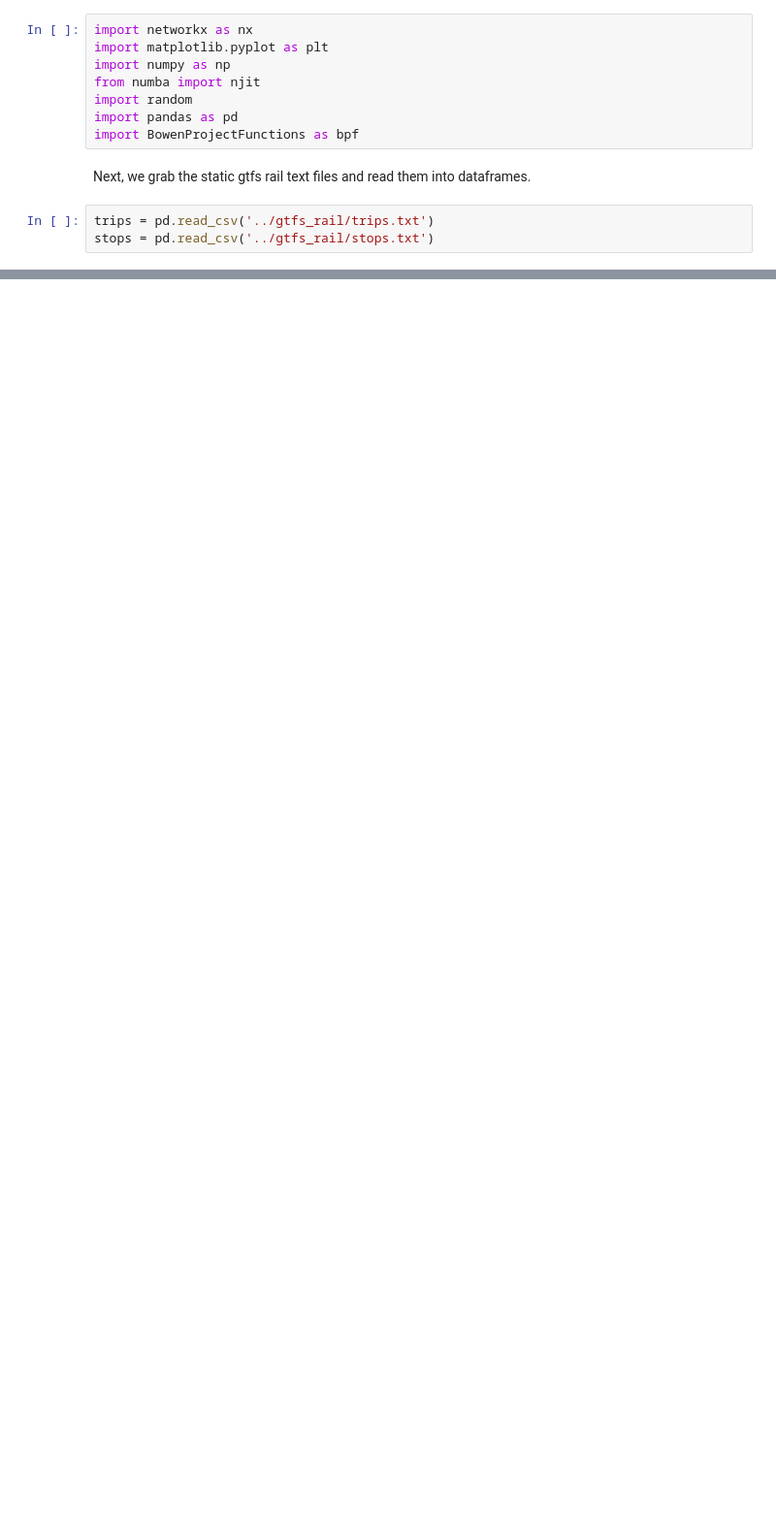
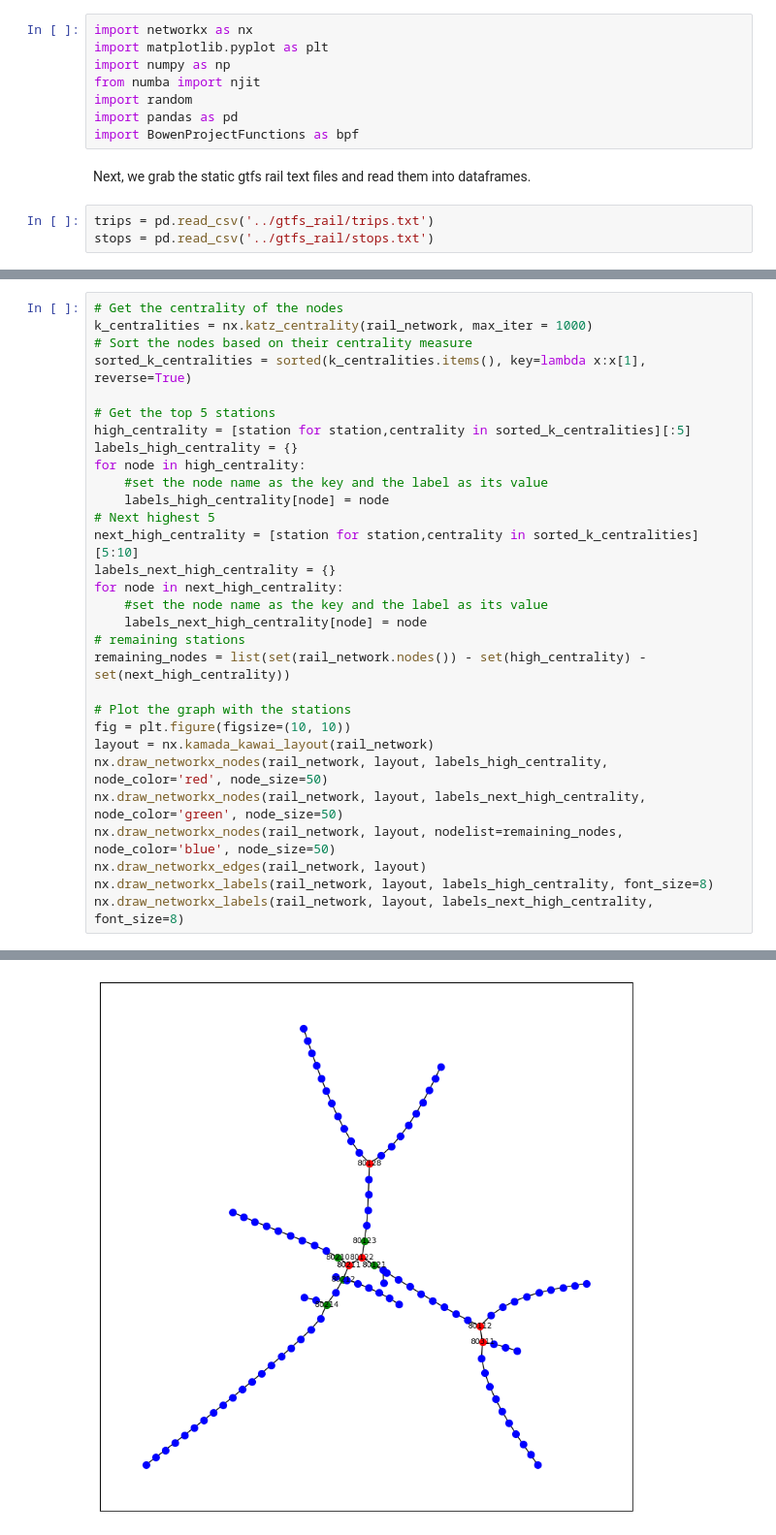
Before and after one commit to sreejeetsreenivasan/PIC16B-Project, a Jupyter notebook: Project_Main/BowenMain.ipynb, the cells around one changed output, grey strips where cells are left out. Shown: that part at 97% size. Cells and saved outputs as stored; diff of their text form; blank space fills up the shorter version.

```diff
--- a/Project_Main/BowenMain.ipynb
+++ b/Project_Main/BowenMain.ipynb
@@ -23,0 +92,31 @@ stops = pd.read_csv('../gtfs_rail/stops.txt')
+# %%
+# Get the centrality of the nodes
+k_centralities = nx.katz_centrality(rail_network, max_iter = 1000)
+# Sort the nodes based on their centrality measure
+sorted_k_centralities = sorted(k_centralities.items(), key=lambda x:x[1], reverse=True)
+
+# Get the top 5 stations
+high_centrality = [station for station,centrality in sorted_k_centralities][:5]
+labels_high_centrality = {}
+for node in high_centrality:
+    #set the node name as the key and the label as its value
+    labels_high_centrality[node] = node
+# Next highest 5
+next_high_centrality = [station for station,centrality in sorted_k_centralities][5:10]
+labels_next_high_centrality = {}
+for node in next_high_centrality:
+    #set the node name as the key and the label as its value
+    labels_next_high_centrality[node] = node
+# remaining stations
+remaining_nodes = list(set(rail_network.nodes()) - set(high_centrality) - set(next_high_centrality))
+
+# Plot the graph with the stations
+fig = plt.figure(figsize=(10, 10))
+layout = nx.kamada_kawai_layout(rail_network)
+nx.draw_networkx_nodes(rail_network, layout, labels_high_centrality, node_color='red', node_size=50)
+nx.draw_networkx_nodes(rail_network, layout, labels_next_high_centrality, node_color='green', node_size=50)
+nx.draw_networkx_nodes(rail_network, layout, nodelist=remaining_nodes, node_color='blue', node_size=50)
+nx.draw_networkx_edges(rail_network, layout)
+nx.draw_networkx_labels(rail_network, layout, labels_high_centrality, font_size=8)
+nx.draw_networkx_labels(rail_network, layout, labels_next_high_centrality, font_size=8)
+# %% [output]
@@ -23,0 +128 @@ stops = pd.read_csv('../gtfs_rail/stops.txt')
+[figure, added]
```
Also changed, not shown: parts of 18 cells of this notebook.
